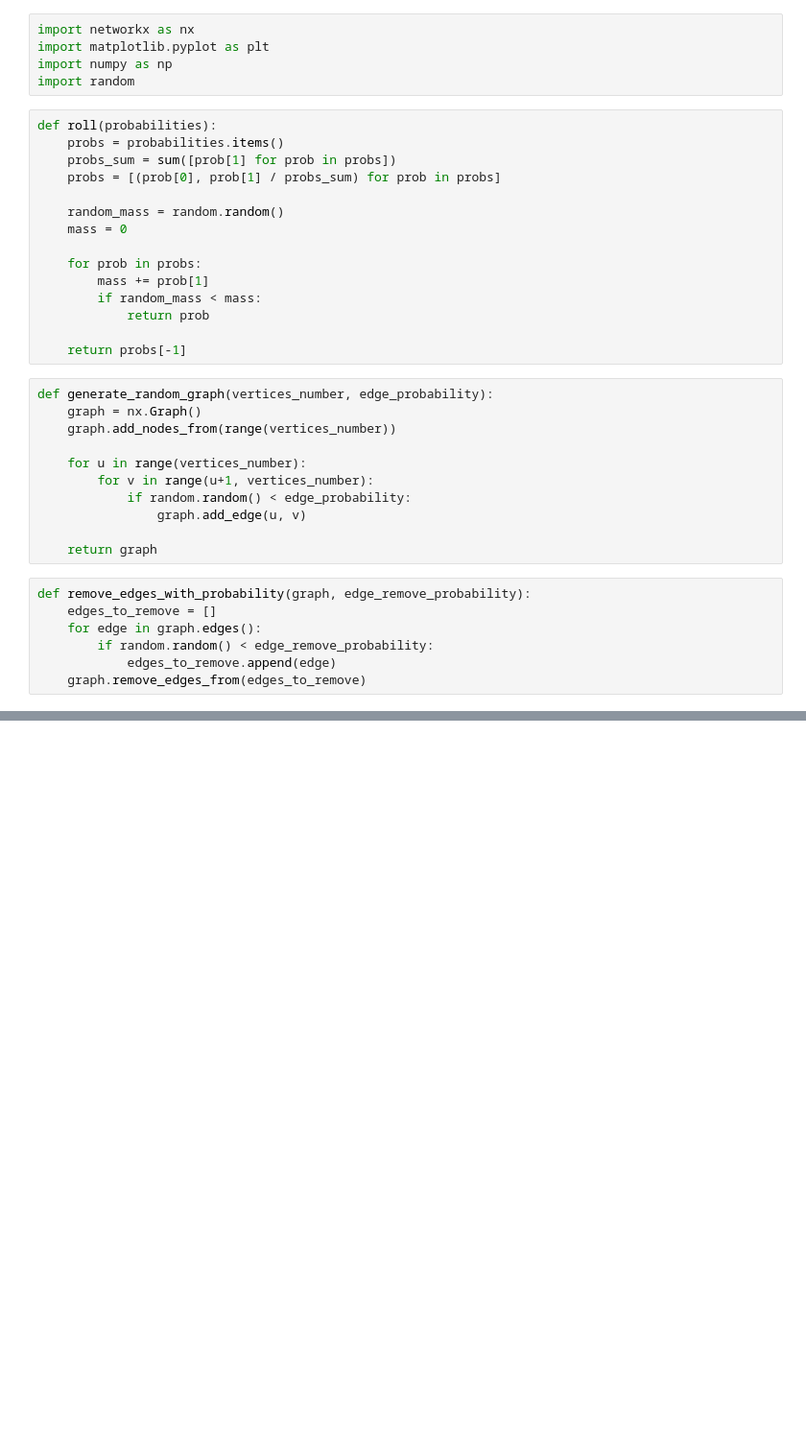
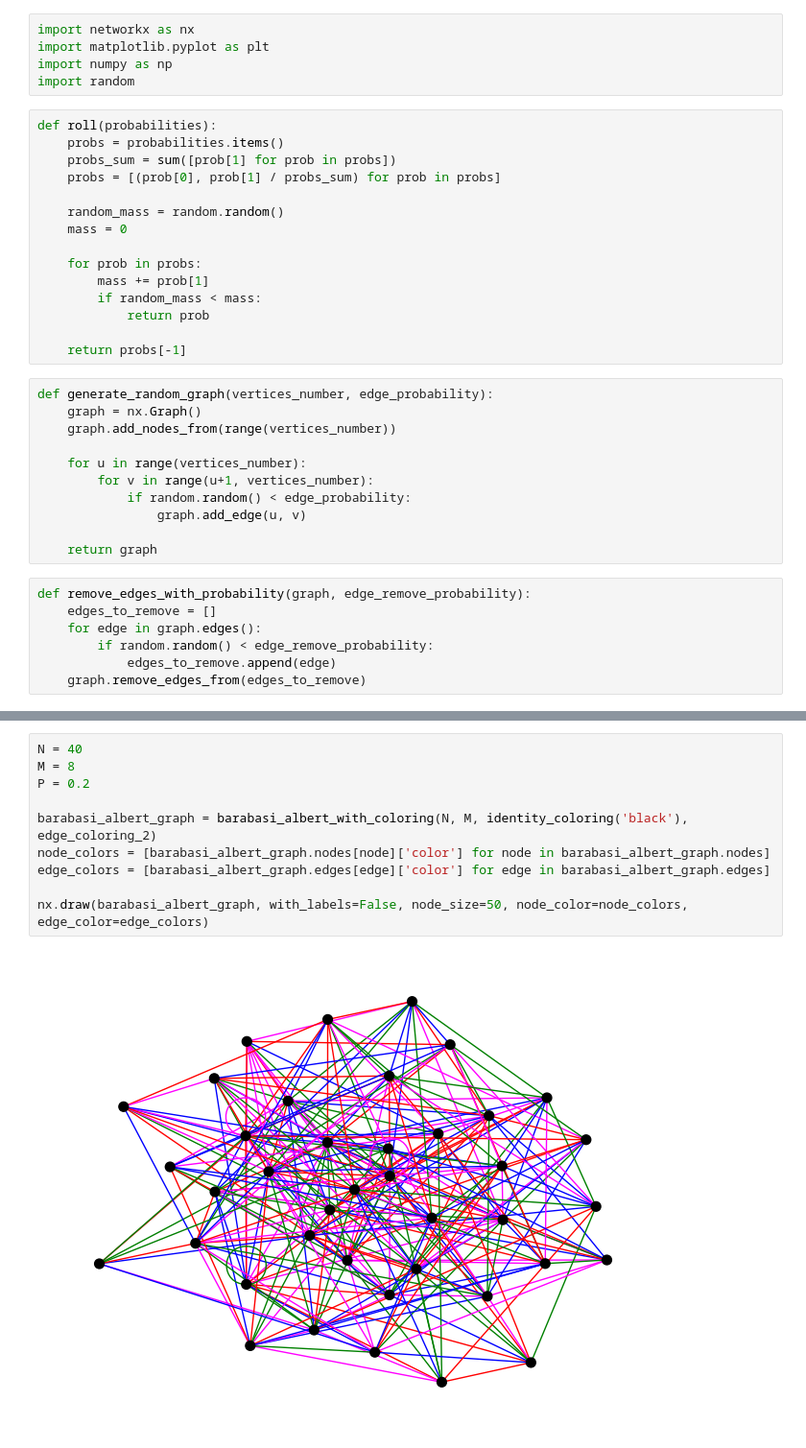
Before and after one commit to karoljanic/stem-soccer, a Jupyter notebook: investigation.ipynb, the cells around one changed output, grey strips where cells are left out. Shown: that part at 96% size. Cells and saved outputs as stored; diff of their text form; blank space fills up the shorter version.

```diff
--- a/investigation.ipynb
+++ b/investigation.ipynb
@@ -247,0 +134,12 @@ nx.draw(barabasi_albert_graph, with_labels=True)
+# %%
+N = 40
+M = 8
+P = 0.2
+
+barabasi_albert_graph = barabasi_albert_with_coloring(N, M, identity_coloring('black'), edge_coloring_2)
+node_colors = [barabasi_albert_graph.nodes[node]['color'] for node in barabasi_albert_graph.nodes]
+edge_colors = [barabasi_albert_graph.edges[edge]['color'] for edge in barabasi_albert_graph.edges]
+
+nx.draw(barabasi_albert_graph, with_labels=False, node_size=50, node_color=node_colors, edge_color=edge_colors)
+# %% [output]
+[figure, added]
```
Also changed, not shown: parts of 13 cells of this notebook.
